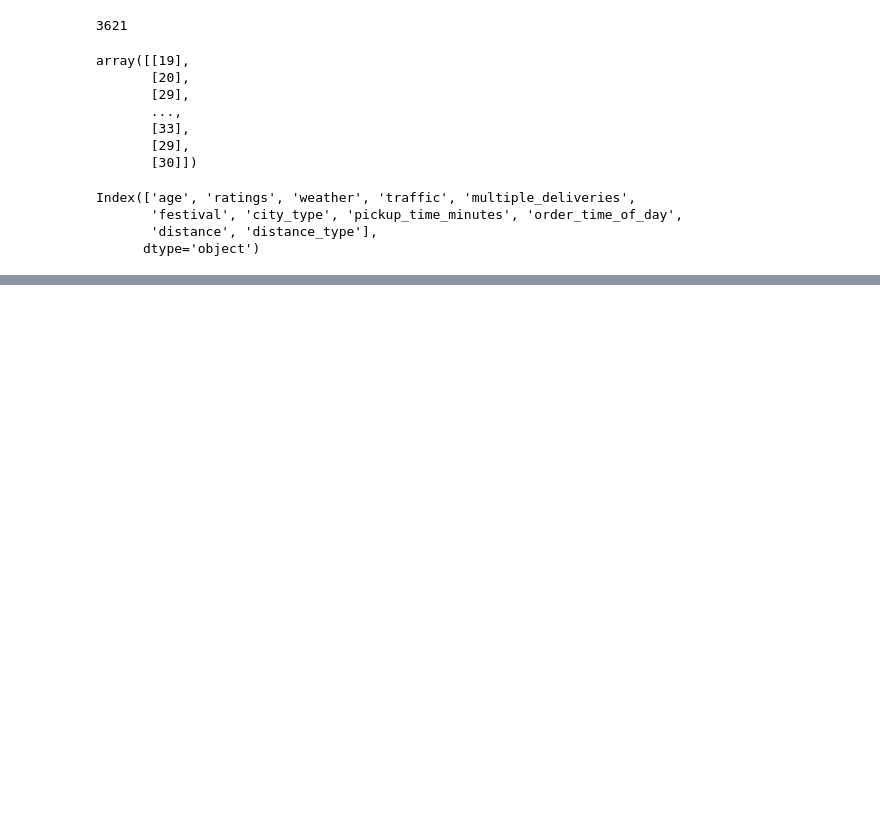
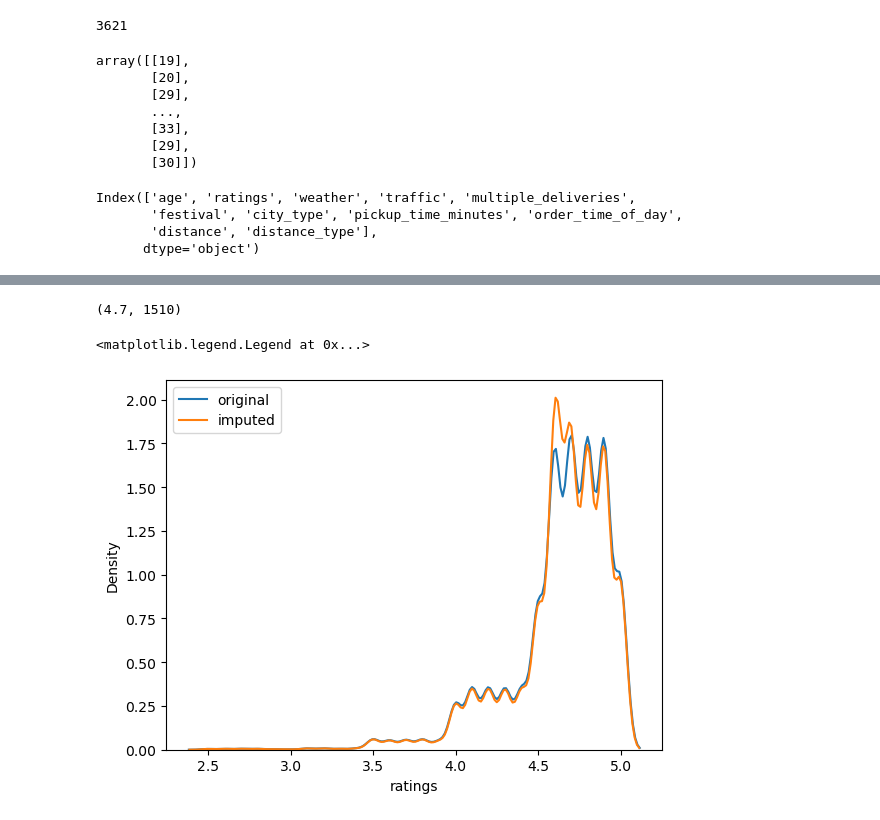
Before and after one commit to rabin20-04/delivery_time_prediction, a Jupyter notebook: notebooks/BaseLine_model.ipynb, the cells around one changed output, grey strips where cells are left out. Saved outputs shown, nothing was run; the diff lists cells and outputs as text; code cells hidden in the pictures; blank space fills up the shorter version.

```diff
--- a/notebooks/BaseLine_model.ipynb
+++ b/notebooks/BaseLine_model.ipynb
@@ -403,0 +471,12 @@ Index(['age', 'ratings', 'weather', 'traffic', 'multiple_deliveries',
+# %%
+rating_median = xtrain["ratings"].median()
+rating_median, xtrain.ratings.isna().sum()
+# %% [output]
+(4.7, 1510)
+# %%
+sns.kdeplot(xtrain["ratings"], label="original")
+sns.kdeplot(xtrain["ratings"].fillna(xtrain.ratings.mean()), label="imputed")
+plt.legend()
+# %% [output]
+<matplotlib.legend.Legend at 0x...>
+[figure, added]
```
Also changed, not shown: parts of 43 cells of this notebook.
